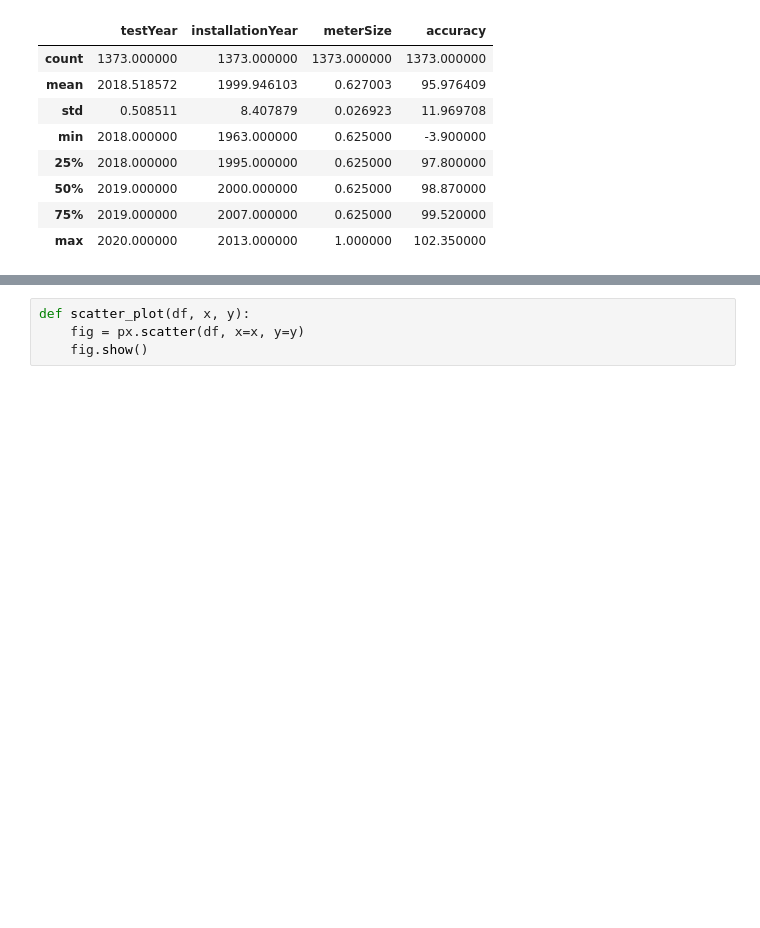
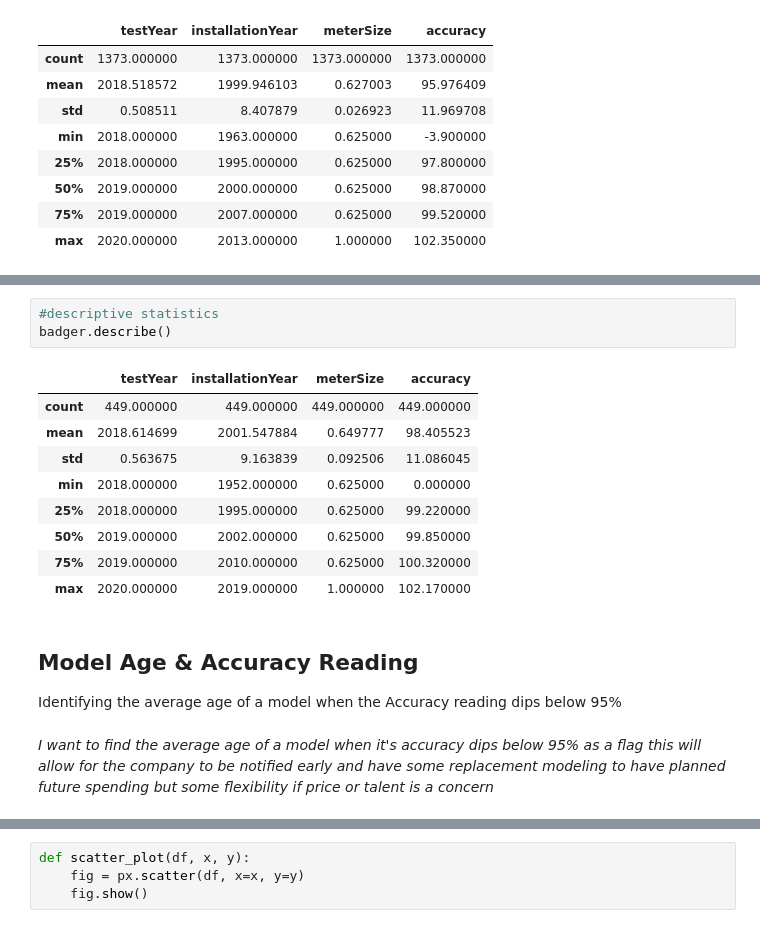
Before and after one commit to kristen770/Waterpump-Quality-Analysis, a Jupyter notebook: WSO_Water_Meter_Dataset_Initial_Analysis.ipynb, the cells around one changed output, grey strips where cells are left out. Drawn from its saved outputs; the diff is of its cells as text; blank space fills up the shorter version.

```diff
--- a/WSO_Water_Meter_Dataset_Initial_Analysis.ipynb
+++ b/WSO_Water_Meter_Dataset_Initial_Analysis.ipynb
@@ -280,0 +317,18 @@ neptune.describe()
+# %%
+#descriptive statistics
+badger.describe()
+# %% [output]
+|  | testYear | installationYear | meterSize | accuracy |
+| count | 449.000000 | 449.000000 | 449.000000 | 449.000000 |
+| mean | 2018.614699 | 2001.547884 | 0.649777 | 98.405523 |
+| std | 0.563675 | 9.163839 | 0.092506 | 11.086045 |
+| min | 2018.000000 | 1952.000000 | 0.625000 | 0.000000 |
+| 25% | 2018.000000 | 1995.000000 | 0.625000 | 99.220000 |
+| 50% | 2019.000000 | 2002.000000 | 0.625000 | 99.850000 |
+| 75% | 2019.000000 | 2010.000000 | 0.625000 | 100.320000 |
+| max | 2020.000000 | 2019.000000 | 1.000000 | 102.170000 |
+# %% [markdown]
+## Model Age & Accuracy Reading
+Identifying the average age of a model when the Accuracy reading dips below 95%
+# %% [markdown]
+*I want to find the average age of a model when it's accuracy dips below 95% as a flag this will allow for the company to be notified early and have some replacement modeling to have planned future spending but some flexibility if price or talent is a concern*
```
Also changed, not shown: parts of 28 cells of this notebook.
